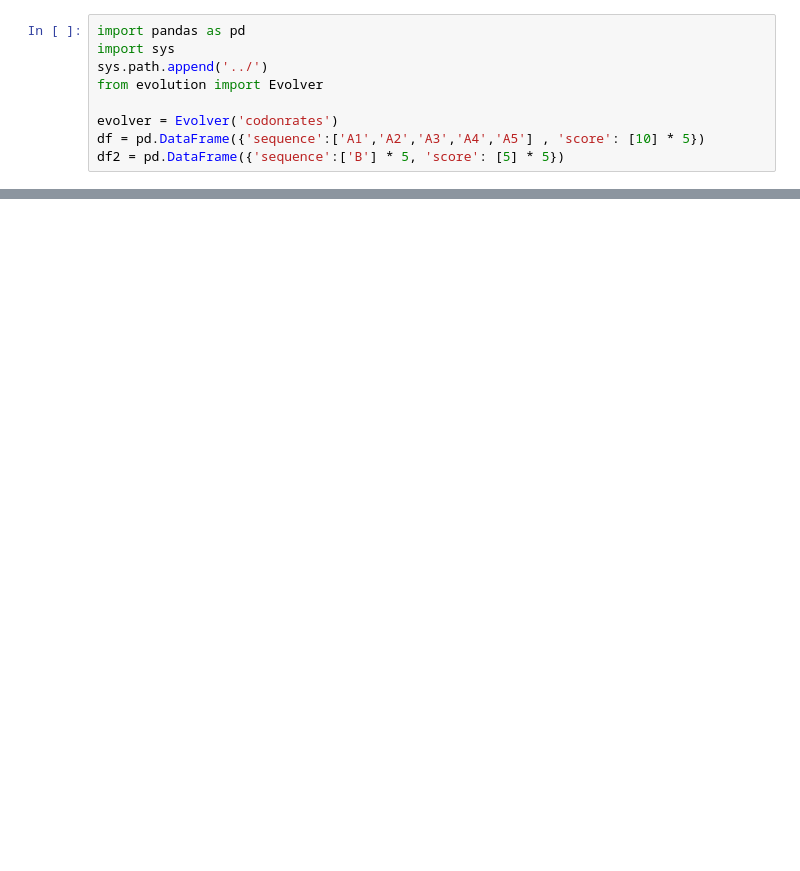
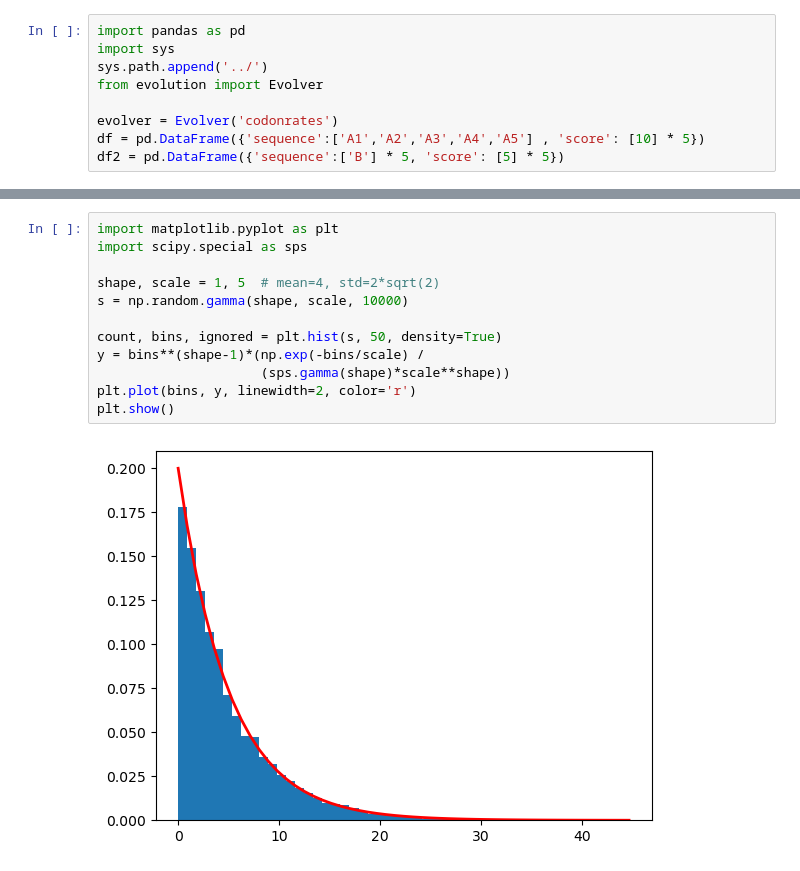
Before and after one commit to sahakyanhk/pfes, a Jupyter notebook: jupyter/ratetest.ipynb, the cells around one changed output, grey strips where cells are left out. Drawn from its saved outputs; the diff is of its cells as text; blank space fills up the shorter version.

```diff
--- a/jupyter/ratetest.ipynb
+++ b/jupyter/ratetest.ipynb
@@ -82,0 +128,14 @@ df.sample(6,replace=(not False))
+# %%
+import matplotlib.pyplot as plt
+import scipy.special as sps
+
+shape, scale = 1, 5  # mean=4, std=2*sqrt(2)
+s = np.random.gamma(shape, scale, 10000)
+
+count, bins, ignored = plt.hist(s, 50, density=True)
+y = bins**(shape-1)*(np.exp(-bins/scale) /
+                     (sps.gamma(shape)*scale**shape))
+plt.plot(bins, y, linewidth=2, color='r')
+plt.show()
+# %% [output]
+[figure, added]
```
Also changed, not shown: parts of 8 cells of this notebook, 6 other files.
